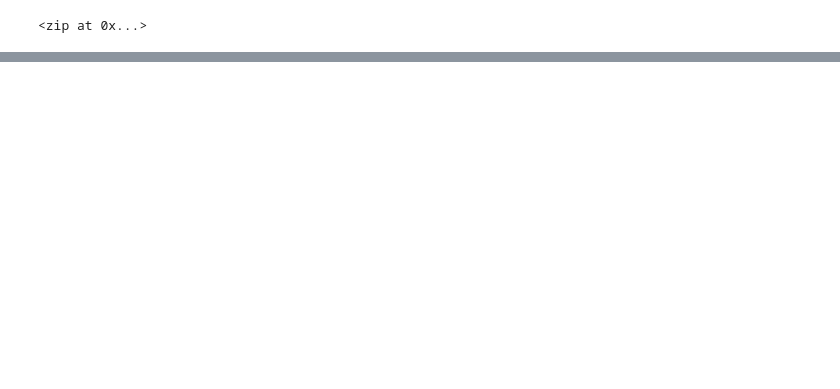
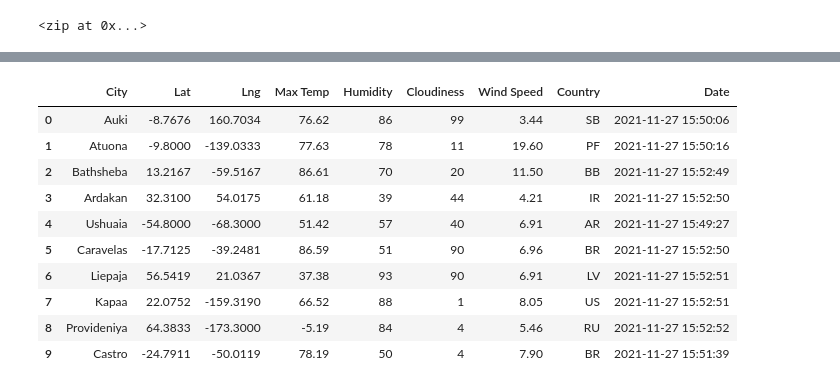
Before and after one commit to kevingitsit/World_Weather_Analysis, a Jupyter notebook: WeatherPy.ipynb, the cells around one changed output, grey strips where cells are left out. Saved outputs shown, nothing was run; the diff lists cells and outputs as text; code cells hidden in the pictures; blank space fills up the shorter version.

```diff
--- a/WeatherPy.ipynb
+++ b/WeatherPy.ipynb
@@ -126,0 +174,3 @@ cities
+# %%
+# Starting URL for Weather Map API Call.
+url = "http://api.openweathermap.org/data/2.5/weather?units=Imperial&APPID=" + weather_api_key
@@ -126,0 +245,5 @@ cities
+# %%
+# Create an endpoint URL for a city.
+city_url = url + "&q=" + "Boston"
+city_weather = requests.get(city_url)
+city_weather.json()
@@ -126,0 +310,10 @@ cities
+# %%
+# Create an empty list to hold the weather data.
+city_data = []
+# Print the beginning of the logging.
+print("Beginning Data Retrieval     ")
+print("-----------------------------")
+
+# Create counters.
+record_count = 1
+set_count = 1
@@ -126,0 +406,16 @@ cities
+# %%
+# Convert the array of dictionaries to a Pandas DataFrame.
+city_data_df = pd.DataFrame(city_data)
+city_data_df.head(10)
+# %% [output]
+|  | City | Lat | Lng | Max Temp | Humidity | Cloudiness | Wind Speed | Country | Date |
+| 0 | Auki | -8.7676 | 160.7034 | 76.62 | 86 | 99 | 3.44 | SB | 2021-11-27 15:50:06 |
+| 1 | Atuona | -9.8000 | -139.0333 | 77.63 | 78 | 11 | 19.60 | PF | 2021-11-27 15:50:16 |
+| 2 | Bathsheba | 13.2167 | -59.5167 | 86.61 | 70 | 20 | 11.50 | BB | 2021-11-27 15:52:49 |
+| 3 | Ardakan | 32.3100 | 54.0175 | 61.18 | 39 | 44 | 4.21 | IR | 2021-11-27 15:52:50 |
+| 4 | Ushuaia | -54.8000 | -68.3000 | 51.42 | 57 | 40 | 6.91 | AR | 2021-11-27 15:49:27 |
+| 5 | Caravelas | -17.7125 | -39.2481 | 86.59 | 51 | 90 | 6.96 | BR | 2021-11-27 15:52:50 |
+| 6 | Liepaja | 56.5419 | 21.0367 | 37.38 | 93 | 90 | 6.91 | LV | 2021-11-27 15:52:51 |
+| 7 | Kapaa | 22.0752 | -159.3190 | 66.52 | 88 | 1 | 8.05 | US | 2021-11-27 15:52:51 |
+| 8 | Provideniya | 64.3833 | -173.3000 | -5.19 | 84 | 4 | 5.46 | RU | 2021-11-27 15:52:52 |
+| 9 | Castro | -24.7911 | -50.0119 | 78.19 | 50 | 4 | 7.90 | BR | 2021-11-27 15:51:39 |
```
Also changed, not shown: parts of 31 cells of this notebook, 5 other files.
